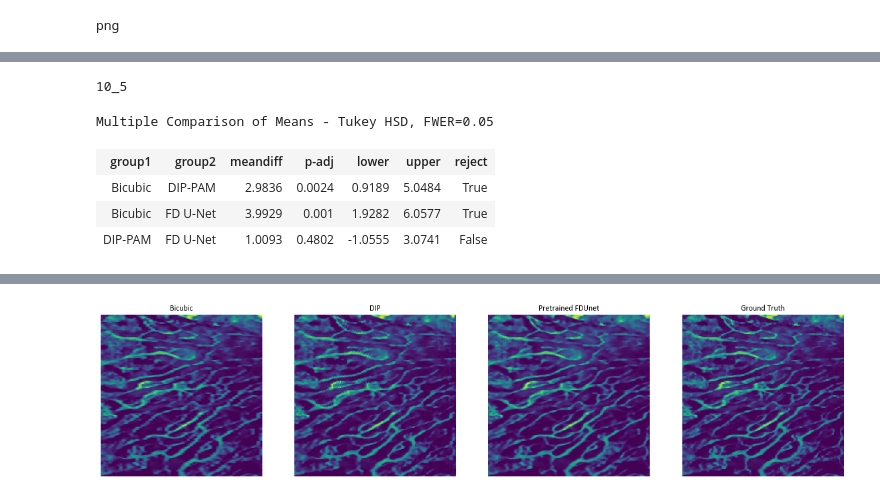
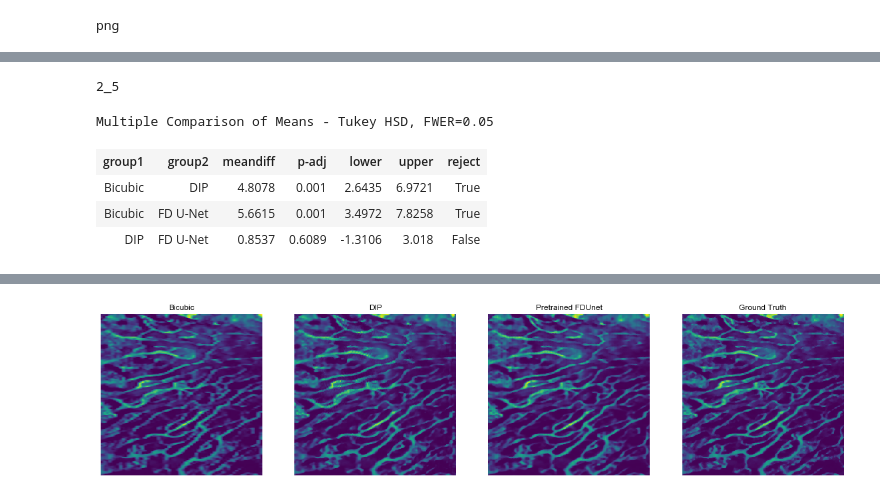
Before and after one commit to trivu169/deep-prior-pam, a Jupyter notebook: dipPAM_eval.ipynb, the cells around one changed output, grey strips where cells are left out. Drawn from its saved outputs; the diff is of its cells as text; code cells hidden in the pictures.

```diff
--- a/dipPAM_eval.ipynb
+++ b/dipPAM_eval.ipynb
@@ -47,10 +128,12 @@ if LOG_READ:
 ### Evaluate SSIM
 # %%
 imgroot = './Data'
-pattern = ['4_1', '5_1', '6_1', '7_3', '10_5']
-pattern_n = ['[4,1]', '[5,1]', '[6,1]', '[7,3]', '[10,5]']
-metrics = ['SSIM', 'PSNR']
-method = ['Bilinear', 'Bicubic', 'Lanczos', 'DIP-PAM', 'FD U-Net']
+pattern = ['4_1', '5_1', '6_1', '2_5', '7_3', '10_5', '6_12', '8_14']
+pattern_n = ['[4,1]', '[5,1]', '[6,1]', '[2,5]', '[7,3]', '[10,5]', '[6,12]', '[8,14]']
+# pattern = ['4_1', '5_1', '6_1', '7_3', '10_5']
+# pattern_n = ['[4,1]', '[5,1]', '[6,1]', '[7,3]', '[10,5]']
+metrics = ['SSIM', 'PSNR (dB)']
+method = ['Bilinear', 'Lanczos', 'Bicubic', 'DIP', 'FD U-Net']
 batch = 37
 
 imgpath = imgroot + '/' + pattern[0]
@@ -194,9 +304,9 @@ for i in range(s_stack.shape[-1]):
     print(pattern[i])
 
 # Get only bicubic, DIP and FDUNet
-p_stack = np.dstack((p_stack[:, :, 1], p_stack[:, :, -2], p_stack[:, :, -1]))
-s_stack = np.dstack((s_stack[:, :, 1], s_stack[:, :, -2], s_stack[:, :, -1]))
-s_label = np.dstack((s_label[:, :, 1], s_label[:, :, -2], s_label[:, :, -1]))
+p_stack = np.dstack((p_stack[:, :, 2], p_stack[:, :, -2], p_stack[:, :, -1]))
+s_stack = np.dstack((s_stack[:, :, 2], s_stack[:, :, -2], s_stack[:, :, -1]))
+s_label = np.dstack((s_label[:, :, 2], s_label[:, :, -2], s_label[:, :, -1]))
 # %% [output]
 <U11
 4_1
@@ -207,18 +333,19 @@ s_label = np.dstack((s_label[:, :, 1], s_label[:, :, -2], s_label[:, :, -1]))
 # %%
 # ANOVA with post-hoc Tukey - folllow the example in https://www.pythonfordatascience.org/anova-python/
 # A good post on post-hoc tests with ANOVA: https://statisticsbyjim.com/anova/post-hoc-tests-anova/
-idx = -1
+# PSNR
+idx = 3
 print(pattern[idx])
 comp = mc.MultiComparison(p_stack[idx, :, :].flatten(), s_label[idx, :, :].flatten())
 post_hoc_res = comp.tukeyhsd()
 post_hoc_res.summary()
 # %% [output]
-10_5
+2_5
 Multiple Comparison of Means - Tukey HSD, FWER=0.05
 | group1 | group2 | meandiff | p-adj | lower | upper | reject |
-| Bicubic | DIP-PAM | 2.9836 | 0.0024 | 0.9189 | 5.0484 | True |
-| Bicubic | FD U-Net | 3.9929 | 0.001 | 1.9282 | 6.0577 | True |
-| DIP-PAM | FD U-Net | 1.0093 | 0.4802 | -1.0555 | 3.0741 | False |
+| Bicubic | DIP | 4.8078 | 0.001 | 2.6435 | 6.9721 | True |
+| Bicubic | FD U-Net | 5.6615 | 0.001 | 3.4972 | 7.8258 | True |
+| DIP | FD U-Net | 0.8537 | 0.6089 | -1.3106 | 3.018 | False |
 # %%
 # Print subplots
 method_c = ['darkolivegreen', 'plum', 'darkorange', 'darkgray', 'skyblue']
```
Also changed, not shown: parts of 49 cells of this notebook, 3 other files.
